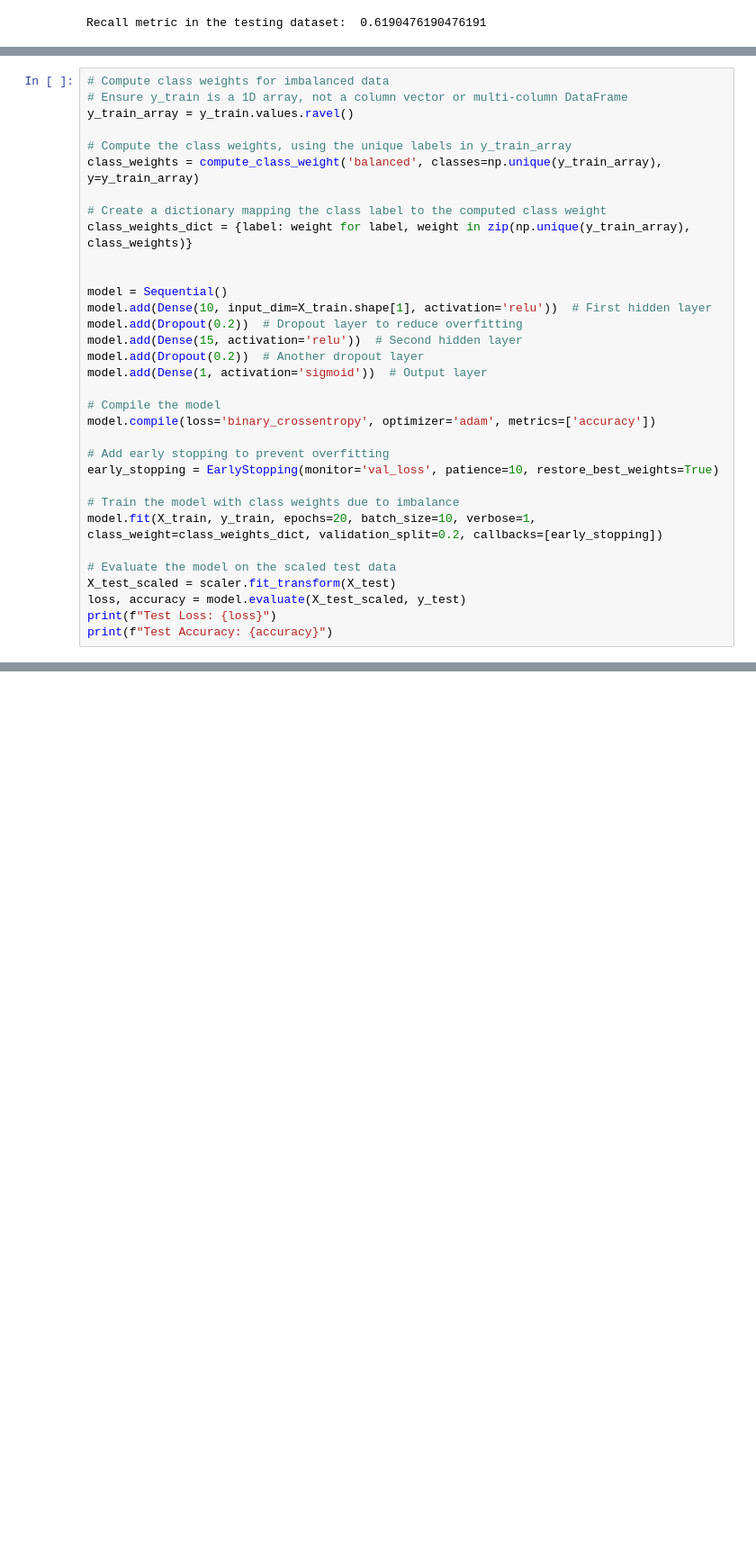
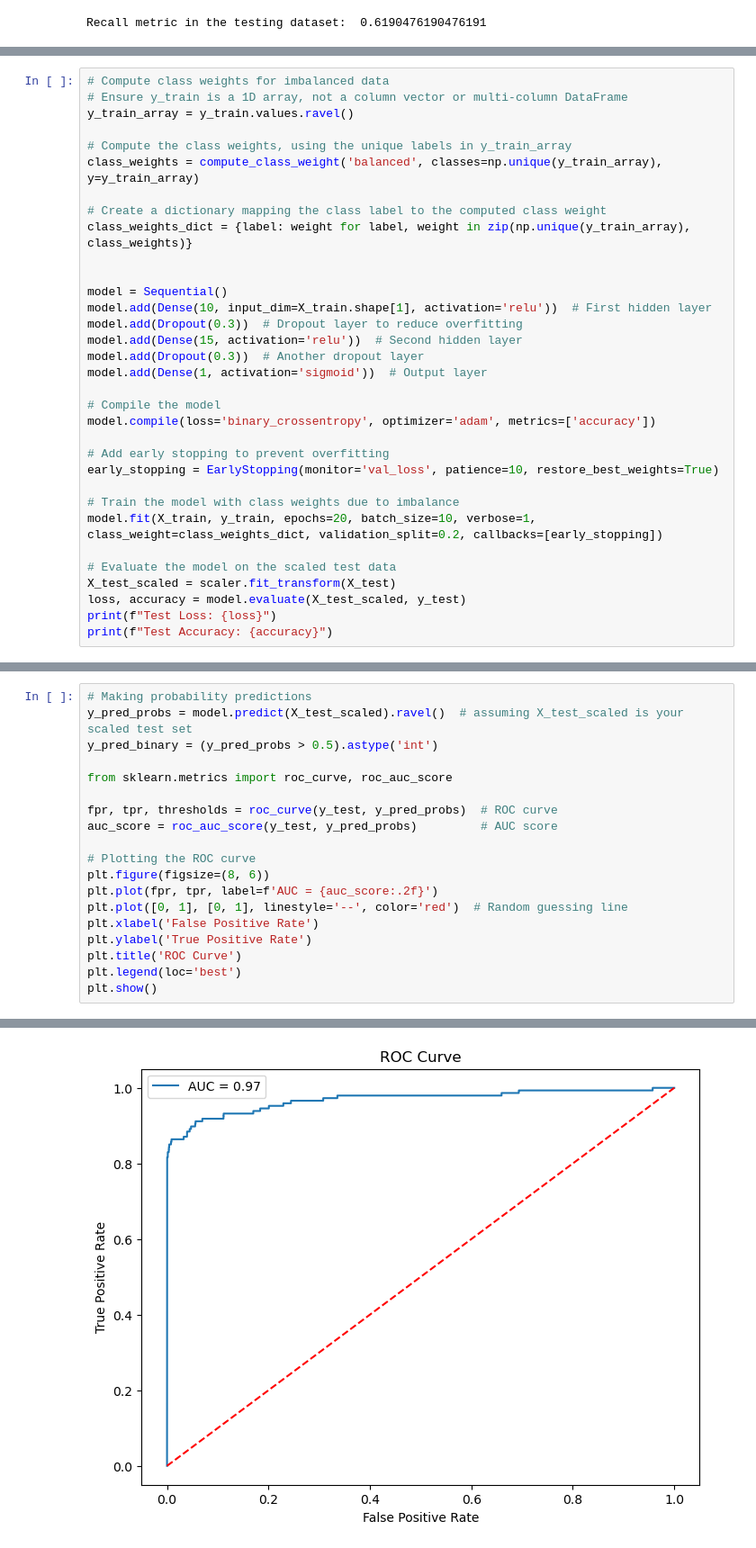
Before and after one commit to MaukanMir/Credit-Card-Classifier, a Jupyter notebook: training.ipynb, the cells around one changed output, grey strips where cells are left out. Shown: that part at 90% size. Drawn from its saved outputs; the diff is of its cells as text; blank space fills up the shorter version.

```diff
--- a/training.ipynb
+++ b/training.ipynb
@@ -277,9 +278,9 @@ class_weights_dict = {label: weight for label, weight in zip(np.unique(y_train_a
 
 model = Sequential()
 model.add(Dense(10, input_dim=X_train.shape[1], activation='relu'))  # First hidden layer
-model.add(Dropout(0.2))  # Dropout layer to reduce overfitting
+model.add(Dropout(0.3))  # Dropout layer to reduce overfitting
 model.add(Dense(15, activation='relu'))  # Second hidden layer
-model.add(Dropout(0.2))  # Another dropout layer
+model.add(Dropout(0.3))  # Another dropout layer
 model.add(Dense(1, activation='sigmoid'))  # Output layer
 
 # Compile the model
@@ -316,0 +308,20 @@ Test Accuracy: 0.9949674010276794
+# %%
+# Making probability predictions
+y_pred_probs = model.predict(X_test_scaled).ravel()  # assuming X_test_scaled is your scaled test set
+y_pred_binary = (y_pred_probs > 0.5).astype('int')
+
+from sklearn.metrics import roc_curve, roc_auc_score
+
+fpr, tpr, thresholds = roc_curve(y_test, y_pred_probs)  # ROC curve
+auc_score = roc_auc_score(y_test, y_pred_probs)         # AUC score
+
+# Plotting the ROC curve
+plt.figure(figsize=(8, 6))
+plt.plot(fpr, tpr, label=f'AUC = {auc_score:.2f}')
+plt.plot([0, 1], [0, 1], linestyle='--', color='red')  # Random guessing line
+plt.xlabel('False Positive Rate')
+plt.ylabel('True Positive Rate')
+plt.title('ROC Curve')
+plt.legend(loc='best')
+plt.show()
+# %% [output]
@@ -316,0 +329 @@ Test Accuracy: 0.9949674010276794
+[figure, added]
```
Also changed, not shown: parts of 5 cells of this notebook.
